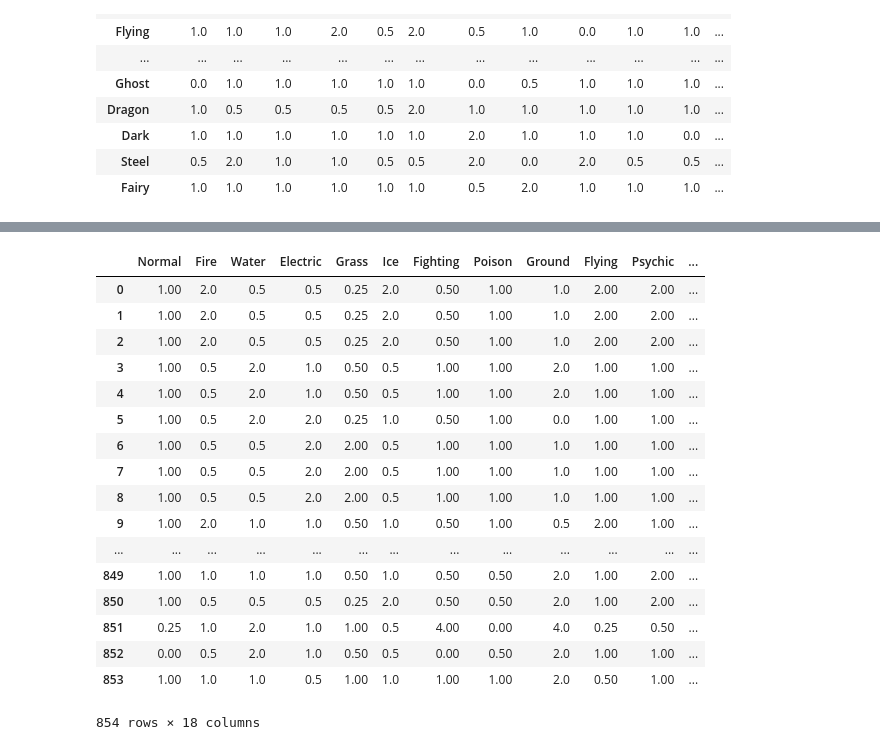
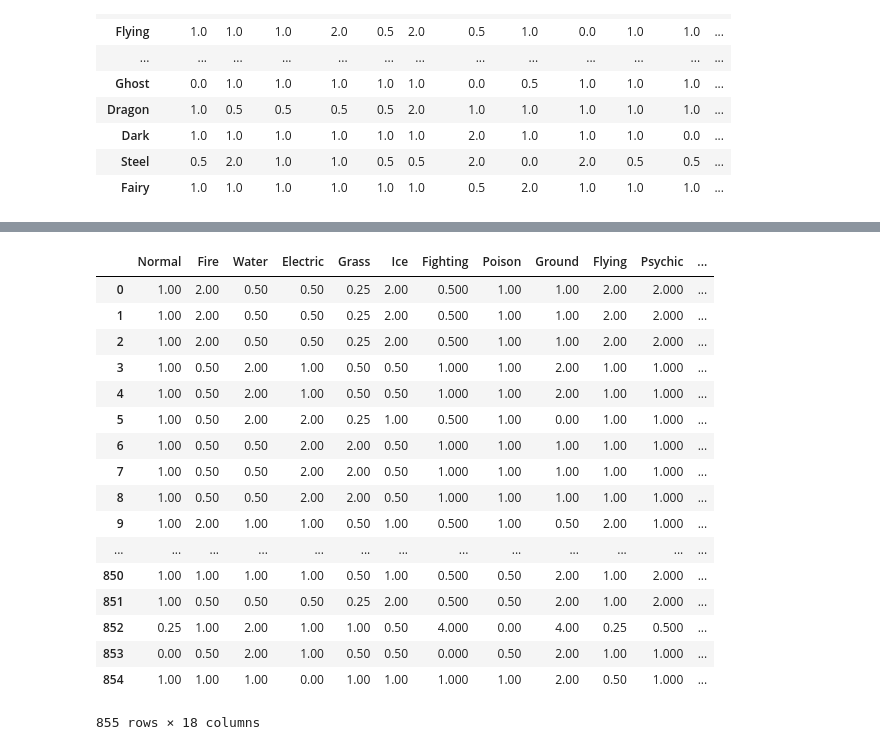
Before and after one commit to RomyRobi/ETLProject, a Jupyter notebook: Combine PokeTable and TypeTable.ipynb, the cells around one changed output, grey strips where cells are left out. Saved outputs shown, nothing was run; the diff lists cells and outputs as text; code cells hidden in the pictures.

```diff
--- a/Combine PokeTable and TypeTable.ipynb
+++ b/Combine PokeTable and TypeTable.ipynb
@@ -66,3 +67,8 @@ type_weak_df
 | Dark | 1.0 | 1.0 | 1.0 | 1.0 | 1.0 | 1.0 | 2.0 | 1.0 | 1.0 | 1.0 | 0.0 | ... |
 | Steel | 0.5 | 2.0 | 1.0 | 1.0 | 0.5 | 0.5 | 2.0 | 0.0 | 2.0 | 0.5 | 0.5 | ... |
 | Fairy | 1.0 | 1.0 | 1.0 | 1.0 | 1.0 | 1.0 | 0.5 | 2.0 | 1.0 | 1.0 | 1.0 | ... |
+# %%
+# Read in csv and convert to Pandas df for some transforming! #
+abil_type_df = pd.read_csv("AbilityTypeEff.csv")
+abil_type_df = abil_type_df.set_index("Unnamed: 0")
+abil_type_df
@@ -69,5 +92,6 @@ type_weak_df
 # %%
-poke_type_df = pd.read_csv("PokeType.csv")
+# Read in csv and convert to Pandas df for some transforming! #
+poke_type_df = pd.read_csv("PokeWithAbil.csv")
 poke_type_df = poke_type_df.iloc[:,1:]
-poke_type_df
+poke_type_df.head()
 # %% [output]
@@ -92,51 +104,76 @@ poke_type_df
 # %%
-poke_type_df_practice = poke_type_df.iloc[0:10,:]
-
+# Create empty list and dictionary to store all the things #
 effs = []
 dictionary = {};
 
+# Create list of reductive abilities #
+red_list = ["Solid Rock", "Filter", "Prism Armor"]
+
+# Create types list that will be used to iterate through column names in for loop below #
 types = ["Normal", "Fire", "Water", "Electric", "Grass", "Ice", "Fighting", "Poison", "Ground", "Flying", "Psychic",
          "Bug", "Rock", "Ghost", "Dragon", "Dark", "Steel", "Fairy"]
 
+# use iterrows() to iterate through all rows in Pandas data frame #
 for (index, row) in poke_type_df.iterrows():
+
+    # set type 1 and row containing all type1 effectiveness values equal to variables #
     type1 = row[2]
     eff1_row = type_weak_df[type_weak_df.index == type1]
 
+    # iterate through types/columns in current row #
     for type in types:
+        # Find effectiveness value for current type in row#
         eff1 = eff1_row[type][0]
 
+        # If type2 contains a value, do same as above for type2 and multiply effectiveness values for total #
         if pd.notnull(row[3]):
             type2 = row[3]
             eff2_row = type_weak_df[type_weak_df.index == type2]
             eff2 = eff2_row[type][0]
-            eff = eff1*eff2
         else:
-            eff = eff1
+            eff2 = 1
 
+        # include defensive ability in calculation #
+        if pd.notnull(row[4]) and row[4] not in red_list:
+            abil = row[4]
+            eff_abil_row = abil_type_df[abil_type_df.index == abil]
+            eff_abil = eff_abil_row[type][0]
+        else:
+            eff_abil = 1
+
+        eff = eff1*eff2*eff_abil
+
+        # include reductive abilities in calculation #
+        if row[4] in red_list:
+            eff= eff * .75
+
+        # append all total effectiveness values to effs list #
         effs.append(eff)
+
+    # add effectiveness and
     dictionary[index] = effs
     effs = []
 
 
 weaknesses_df = pd.DataFrame(dictionary).T
 weaknesses_df.columns = types
 weaknesses_df
 # %% [output]
 |  | Normal | Fire | Water | Electric | Grass | Ice | Fighting | Poison | Ground | Flying | Psychic | ... |
-| 0 | 1.00 | 2.0 | 0.5 | 0.5 | 0.25 | 2.0 | 0.50 | 1.00 | 1.0 | 2.00 | 2.00 | ... |
-| 1 | 1.00 | 2.0 | 0.5 | 0.5 | 0.25 | 2.0 | 0.50 | 1.00 | 1.0 | 2.00 | 2.00 | ... |
-| 2 | 1.00 | 2.0 | 0.5 | 0.5 | 0.25 | 2.0 | 0.50 | 1.00 | 1.0 | 2.00 | 2.00 | ... |
-| 3 | 1.00 | 0.5 | 2.0 | 1.0 | 0.50 | 0.5 | 1.00 | 1.00 | 2.0 | 1.00 | 1.00 | ... |
-| 4 | 1.00 | 0.5 | 2.0 | 1.0 | 0.50 | 0.5 | 1.00 | 1.00 | 2.0 | 1.00 | 1.00 | ... |
-| 5 | 1.00 | 0.5 | 2.0 | 2.0 | 0.25 | 1.0 | 0.50 | 1.00 | 0.0 | 1.00 | 1.00 | ... |
-| 6 | 1.00 | 0.5 | 0.5 | 2.0 | 2.00 | 0.5 | 1.00 | 1.00 | 1.0 | 1.00 | 1.00 | ... |
-| 7 | 1.00 | 0.5 | 0.5 | 2.0 | 2.00 | 0.5 | 1.00 | 1.00 | 1.0 | 1.00 | 1.00 | ... |
-| 8 | 1.00 | 0.5 | 0.5 | 2.0 | 2.00 | 0.5 | 1.00 | 1.00 | 1.0 | 1.00 | 1.00 | ... |
-| 9 | 1.00 | 2.0 | 1.0 | 1.0 | 0.50 | 1.0 | 0.50 | 1.00 | 0.5 | 2.00 | 1.00 | ... |
+| 0 | 1.00 | 2.00 | 0.50 | 0.50 | 0.25 | 2.00 | 0.500 | 1.00 | 1.00 | 2.00 | 2.000 | ... |
+| 1 | 1.00 | 2.00 | 0.50 | 0.50 | 0.25 | 2.00 | 0.500 | 1.00 | 1.00 | 2.00 | 2.000 | ... |
+| 2 | 1.00 | 2.00 | 0.50 | 0.50 | 0.25 | 2.00 | 0.500 | 1.00 | 1.00 | 2.00 | 2.000 | ... |
+| 3 | 1.00 | 0.50 | 2.00 | 1.00 | 0.50 | 0.50 | 1.000 | 1.00 | 2.00 | 1.00 | 1.000 | ... |
+| 4 | 1.00 | 0.50 | 2.00 | 1.00 | 0.50 | 0.50 | 1.000 | 1.00 | 2.00 | 1.00 | 1.000 | ... |
+| 5 | 1.00 | 0.50 | 2.00 | 2.00 | 0.25 | 1.00 | 0.500 | 1.00 | 0.00 | 1.00 | 1.000 | ... |
+| 6 | 1.00 | 0.50 | 0.50 | 2.00 | 2.00 | 0.50 | 1.000 | 1.00 | 1.00 | 1.00 | 1.000 | ... |
+| 7 | 1.00 | 0.50 | 0.50 | 2.00 | 2.00 | 0.50 | 1.000 | 1.00 | 1.00 | 1.00 | 1.000 | ... |
+| 8 | 1.00 | 0.50 | 0.50 | 2.00 | 2.00 | 0.50 | 1.000 | 1.00 | 1.00 | 1.00 | 1.000 | ... |
+| 9 | 1.00 | 2.00 | 1.00 | 1.00 | 0.50 | 1.00 | 0.500 | 1.00 | 0.50 | 2.00 | 1.000 | ... |
 | ... | ... | ... | ... | ... | ... | ... | ... | ... | ... | ... | ... | ... |
-| 849 | 1.00 | 1.0 | 1.0 | 1.0 | 0.50 | 1.0 | 0.50 | 0.50 | 2.0 | 1.00 | 2.00 | ... |
-| 850 | 1.00 | 0.5 | 0.5 | 0.5 | 0.25 | 2.0 | 0.50 | 0.50 | 2.0 | 1.00 | 2.00 | ... |
-| 851 | 0.25 | 1.0 | 2.0 | 1.0 | 1.00 | 0.5 | 4.00 | 0.00 | 4.0 | 0.25 | 0.50 | ... |
-| 852 | 0.00 | 0.5 | 2.0 | 1.0 | 0.50 | 0.5 | 0.00 | 0.50 | 2.0 | 1.00 | 1.00 | ... |
-| 853 | 1.00 | 1.0 | 1.0 | 0.5 | 1.00 | 1.0 | 1.00 | 1.00 | 2.0 | 0.50 | 1.00 | ... |
+| 850 | 1.00 | 1.00 | 1.00 | 1.00 | 0.50 | 1.00 | 0.500 | 0.50 | 2.00 | 1.00 | 2.000 | ... |
+| 851 | 1.00 | 0.50 | 0.50 | 0.50 | 0.25 | 2.00 | 0.500 | 0.50 | 2.00 | 1.00 | 2.000 | ... |
+| 852 | 0.25 | 1.00 | 2.00 | 1.00 | 1.00 | 0.50 | 4.000 | 0.00 | 4.00 | 0.25 | 0.500 | ... |
+| 853 | 0.00 | 0.50 | 2.00 | 1.00 | 0.50 | 0.50 | 0.000 | 0.50 | 2.00 | 1.00 | 1.000 | ... |
+| 854 | 1.00 | 1.00 | 1.00 | 0.00 | 1.00 | 1.00 | 1.000 | 1.00 | 2.00 | 0.50 | 1.000 | ... |
-854 rows × 18 columns
+855 rows × 18 columns
```
Also changed, not shown: parts of 13 cells of this notebook, 4 other files.
